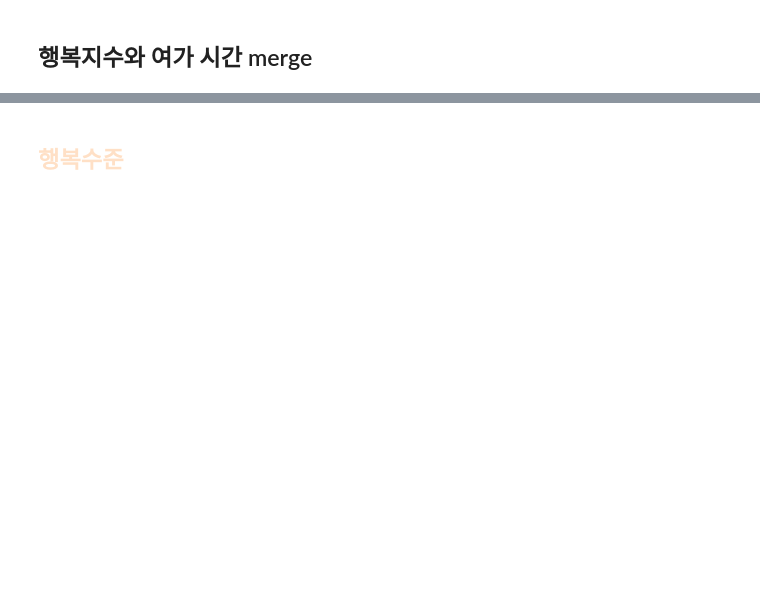
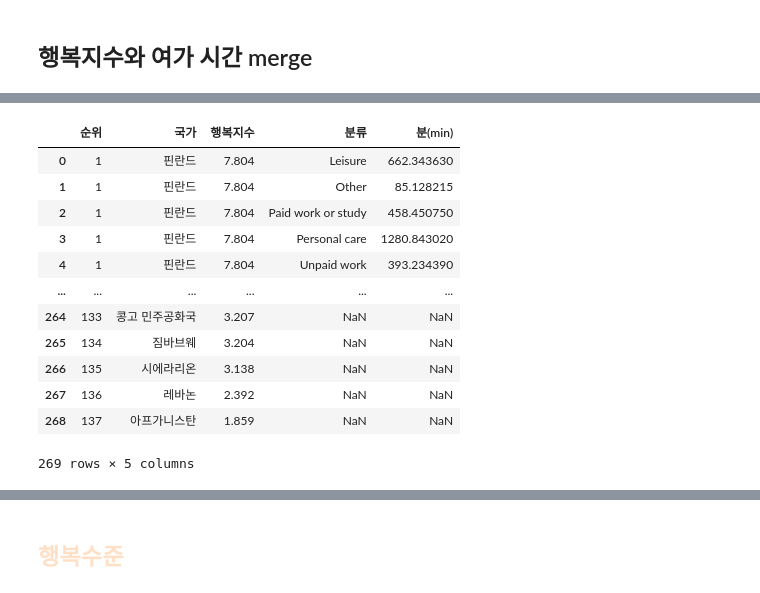
Before and after one commit to nyeokinyeoki/Toy-Projects-with-Tableau, a Jupyter notebook: Side_pro_leis.ipynb, the cells around one changed output, grey strips where cells are left out. Cells and saved outputs as stored; diff of their text form; code cells hidden in the pictures; blank space fills up the shorter version.

```diff
--- a/Side_pro_leis.ipynb
+++ b/Side_pro_leis.ipynb
@@ -259,0 +231,17 @@ csv_to_excel(mrg_hp_use_dropna, "전처리_행복지수+여가시간.xlsx")
+# %%
+mrg_hp_use2 = pd.merge(happy_world, timeUse_oecd_gr, how="outer", left_on="국가", right_on="국가")
+mrg_hp_use2
+# %% [output]
+|  | 순위 | 국가 | 행복지수 | 분류 | 분(min) |
+| 0 | 1 | 핀란드 | 7.804 | Leisure | 662.343630 |
+| 1 | 1 | 핀란드 | 7.804 | Other | 85.128215 |
+| 2 | 1 | 핀란드 | 7.804 | Paid work or study | 458.450750 |
+| 3 | 1 | 핀란드 | 7.804 | Personal care | 1280.843020 |
+| 4 | 1 | 핀란드 | 7.804 | Unpaid work | 393.234390 |
+| ... | ... | ... | ... | ... | ... |
+| 264 | 133 | 콩고 민주공화국 | 3.207 | NaN | NaN |
+| 265 | 134 | 짐바브웨 | 3.204 | NaN | NaN |
+| 266 | 135 | 시에라리온 | 3.138 | NaN | NaN |
+| 267 | 136 | 레바논 | 2.392 | NaN | NaN |
+| 268 | 137 | 아프가니스탄 | 1.859 | NaN | NaN |
+269 rows × 5 columns
```
Also changed, not shown: parts of 23 cells of this notebook, 1 other file.
